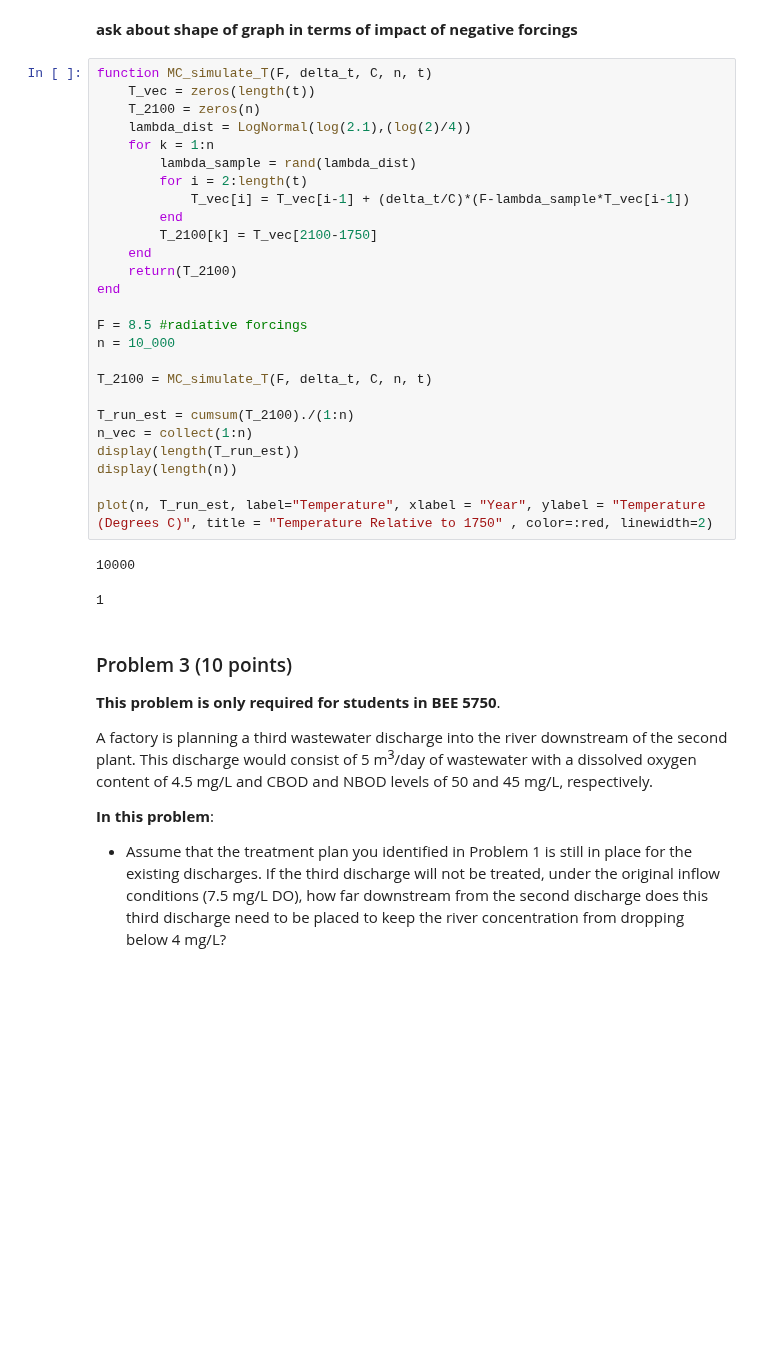
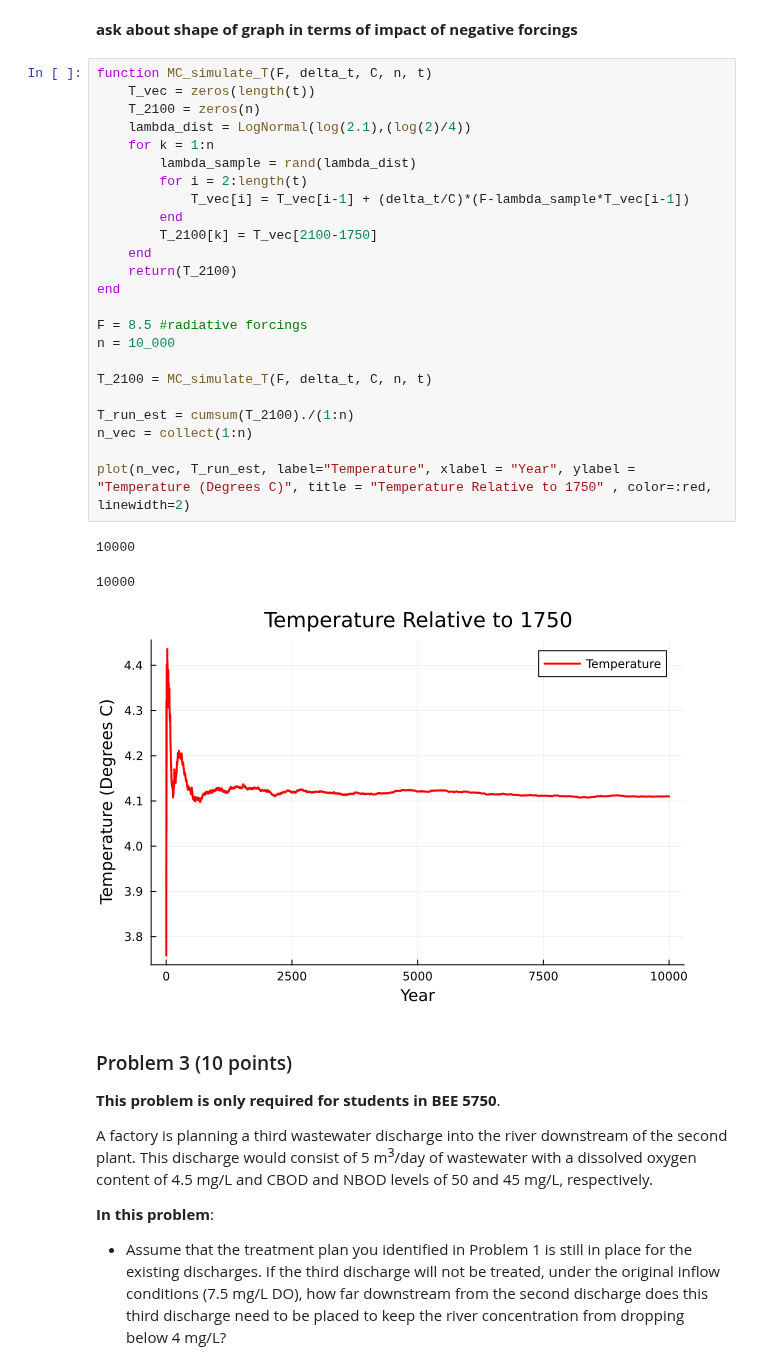
Before and after one commit to BEE4750-FA24/hw3-last-three-braincells, a Jupyter notebook: hw03.ipynb, the cells around one changed output. Drawn from its saved outputs; the diff is of its cells as text; blank space fills up the shorter version.

Commit message:
pretty graph

```diff
--- a/hw03.ipynb
+++ b/hw03.ipynb
@@ -357,32 +357,31 @@ plot(t, T_vec, label="Temperature", xlabel = "Year", ylabel = "Temperature (Degr
 # %%
 function MC_simulate_T(F, delta_t, C, n, t)
     T_vec = zeros(length(t))
     T_2100 = zeros(n)
     lambda_dist = LogNormal(log(2.1),(log(2)/4))
     for k = 1:n
         lambda_sample = rand(lambda_dist)
         for i = 2:length(t)
             T_vec[i] = T_vec[i-1] + (delta_t/C)*(F-lambda_sample*T_vec[i-1])
         end
         T_2100[k] = T_vec[2100-1750]
     end
     return(T_2100)
 end
 
 F = 8.5 #radiative forcings
 n = 10_000
 
 T_2100 = MC_simulate_T(F, delta_t, C, n, t)
 
 T_run_est = cumsum(T_2100)./(1:n)
 n_vec = collect(1:n)
-display(length(T_run_est))
-display(length(n))
 
-plot(n, T_run_est, label="Temperature", xlabel = "Year", ylabel = "Temperature (Degrees C)", title = "Temperature Relative to 1750" , color=:red, linewidth=2)
+plot(n_vec, T_run_est, label="Temperature", xlabel = "Year", ylabel = "Temperature (Degrees C)", title = "Temperature Relative to 1750" , color=:red, linewidth=2)
 # %% [output]
 10000
-1
+10000
+[figure, added]
 # %% [markdown]
 ### Problem 3 (10 points)
 
```
